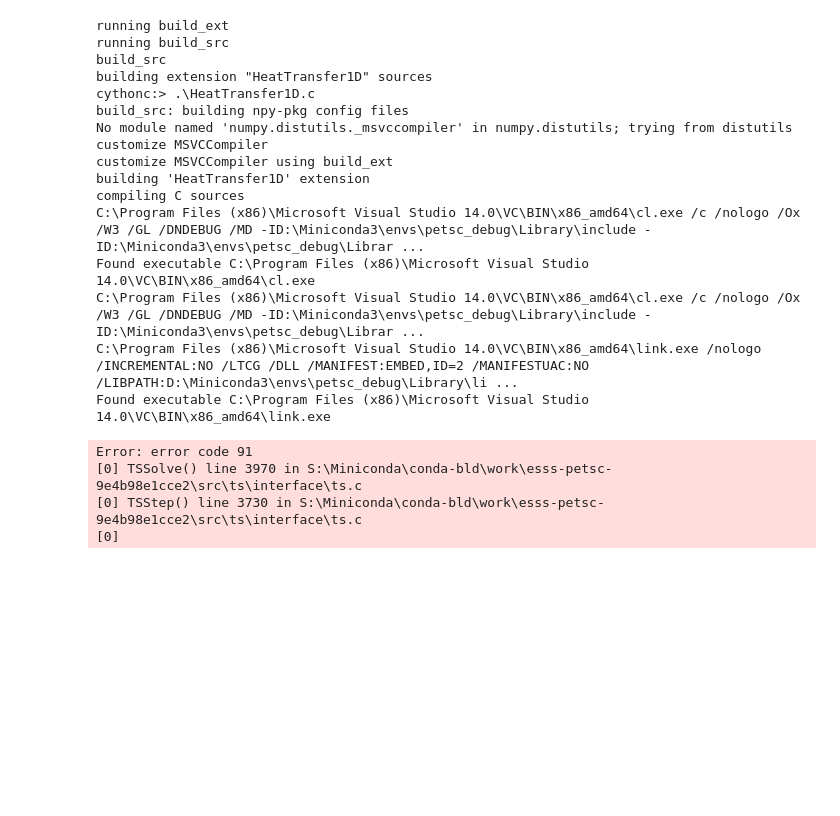
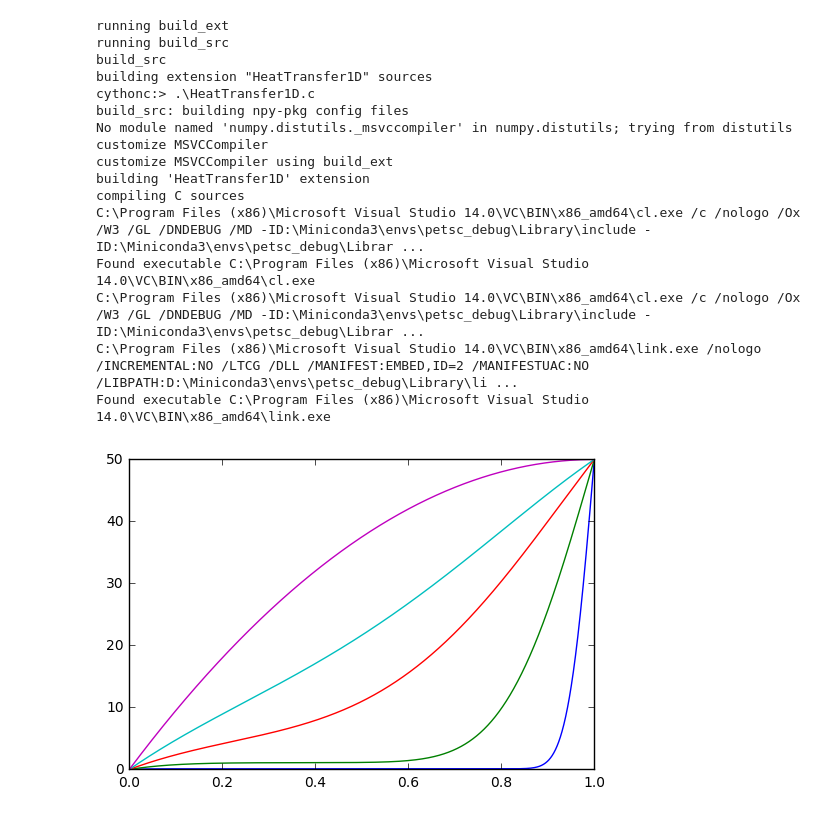
Before and after one commit to arthursoprana/petsc4py-examples, a Jupyter notebook: CompositeTransientHeatTransfer1D/Transient Heat Transfer 1D using petsc4py.ipynb, the cells around one changed output. Drawn from its saved outputs; the diff is of its cells as text; code cells hidden in the pictures; blank space fills up the shorter version.

Commit message:
fix composite case, now it works
add gitignore files

```diff
--- a/CompositeTransientHeatTransfer1D/Transient Heat Transfer 1D using petsc4py.ipynb
+++ b/CompositeTransientHeatTransfer1D/Transient Heat Transfer 1D using petsc4py.ipynb
@@ -116,13 +116,13 @@ def transient_heat_transfer_1D(
 
     # http://www.mcs.anl.gov/petsc/petsc-current/docs/manualpages/DM/index.html
     #
-    da1 = PETSc.DMDA().create([int(nx/2)],dof=1, stencil_width=1, stencil_type='star')
-    da2 = PETSc.DMDA().create([int(nx/2)],dof=1, stencil_width=1, stencil_type='star')
+    da1 = PETSc.DMDA().create([nx],dof=1, stencil_width=1, stencil_type='star')
+    da2 = PETSc.DMDA().create([nx],dof=1, stencil_width=1, stencil_type='star')
 
     dm = PETSc.DMComposite().create()
     dm.addDM(da1)
     dm.addDM(da2)
-    #eatTransfer1D.compositeSetCoupling(dm)
+    HeatTransfer1D.compositeSetCoupling(dm)
 
     ts.setDM(dm)
 
@@ -181,39 +181,42 @@ options.setValue('-ts_adapt_dt_min', dt_min)
 options.setValue('-ts_adapt_dt_max', dt_max)
 options.setValue('-ts_monitor', None)
 
+dense = False
+if dense:
+    options.setValue('-dmcomposite_dense_jacobian', None)
+else:
+    options.delValue('-dmcomposite_dense_jacobian')
+
 options.setValue('-ts_fd_color', None)
 #options.delValue('-ts_bdf_adapt')
 
 #options.setValue('-is_coloring_view', '')
 
-nx = 10
+nx = 1000
 temperature_left  = 0.0    # [degC]
 temperature_right = 50.0   # [degC]
 conductivity = 1.0         # [W/(m.K)]
-source_term = 10.0          # [W/m3]
+source_term = 100.0          # [W/m3]
 wall_length = 1.0          # [m]
 
 time_intervals = [0.001, 0.01, 0.05, 0.1, 1.0]
 #time_intervals = [0.001]
 sols = []
 for final_time in time_intervals:
     sol = transient_heat_transfer_1D(
         nx, temperature_left,
         temperature_right,
         conductivity,
         source_term,
         wall_length,
         final_time,
         dt
         )
     sols.append(sol[...])
 
-x = np.linspace(0, wall_length, nx)
+x = np.linspace(0, wall_length, 2*nx)
 for sol in sols:
     plt.plot(x, sol)
 plt.show()
 # %% [output]
-Error: error code 91
-[0] TSSolve() line 3970 in S:\Miniconda\conda-bld\work\esss-petsc-9e4b98e1cce2\src\ts\interface\ts.c
-[0] TSStep() line 3730 in S:\Miniconda\conda-bld\work\esss-petsc-9e4b98e1cce2\src\ts\interface\ts.c
-[0]
+[figure, added]
```
Also changed, not shown: parts of 1 cell of this notebook, 3 other files.
